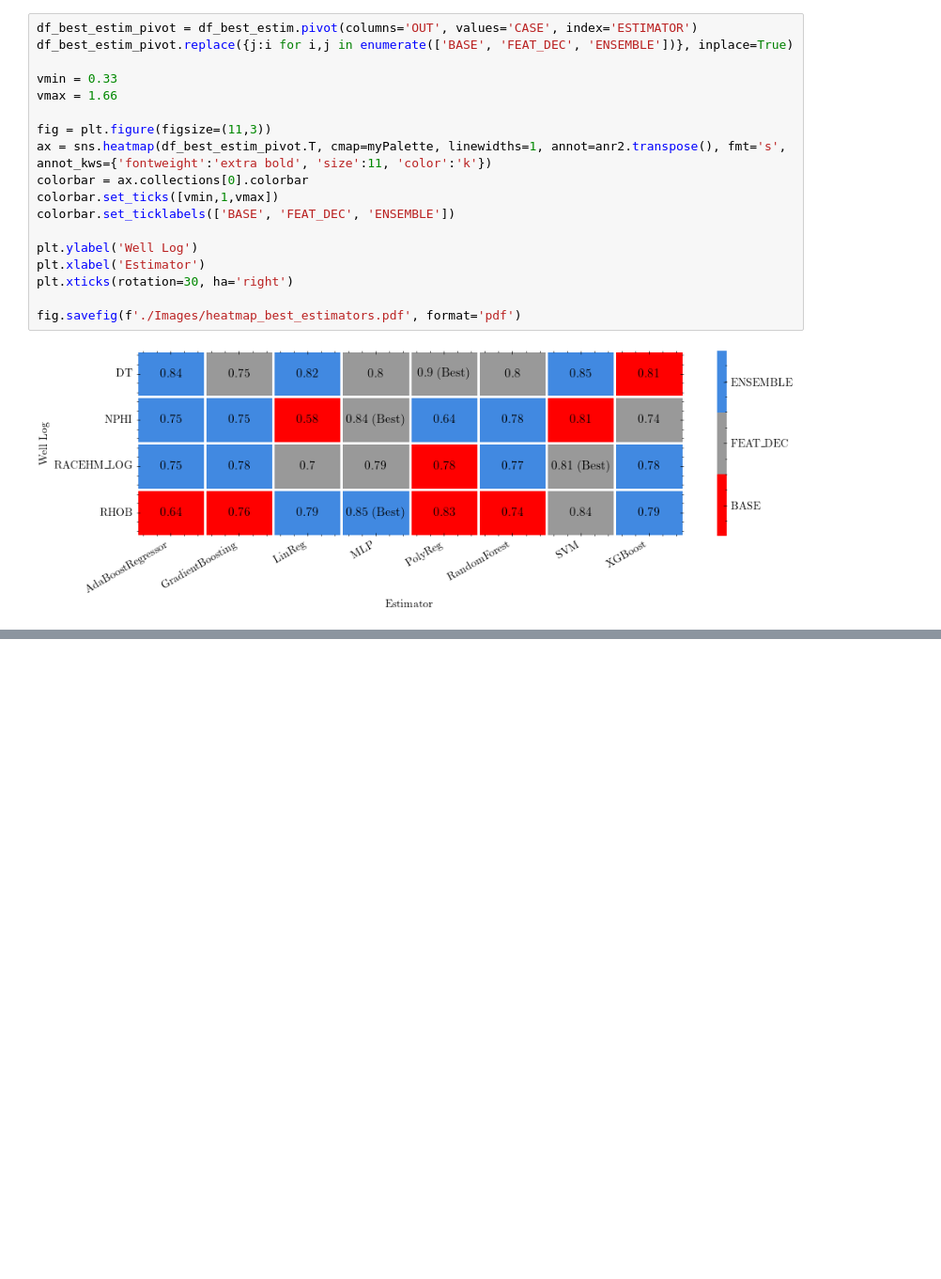
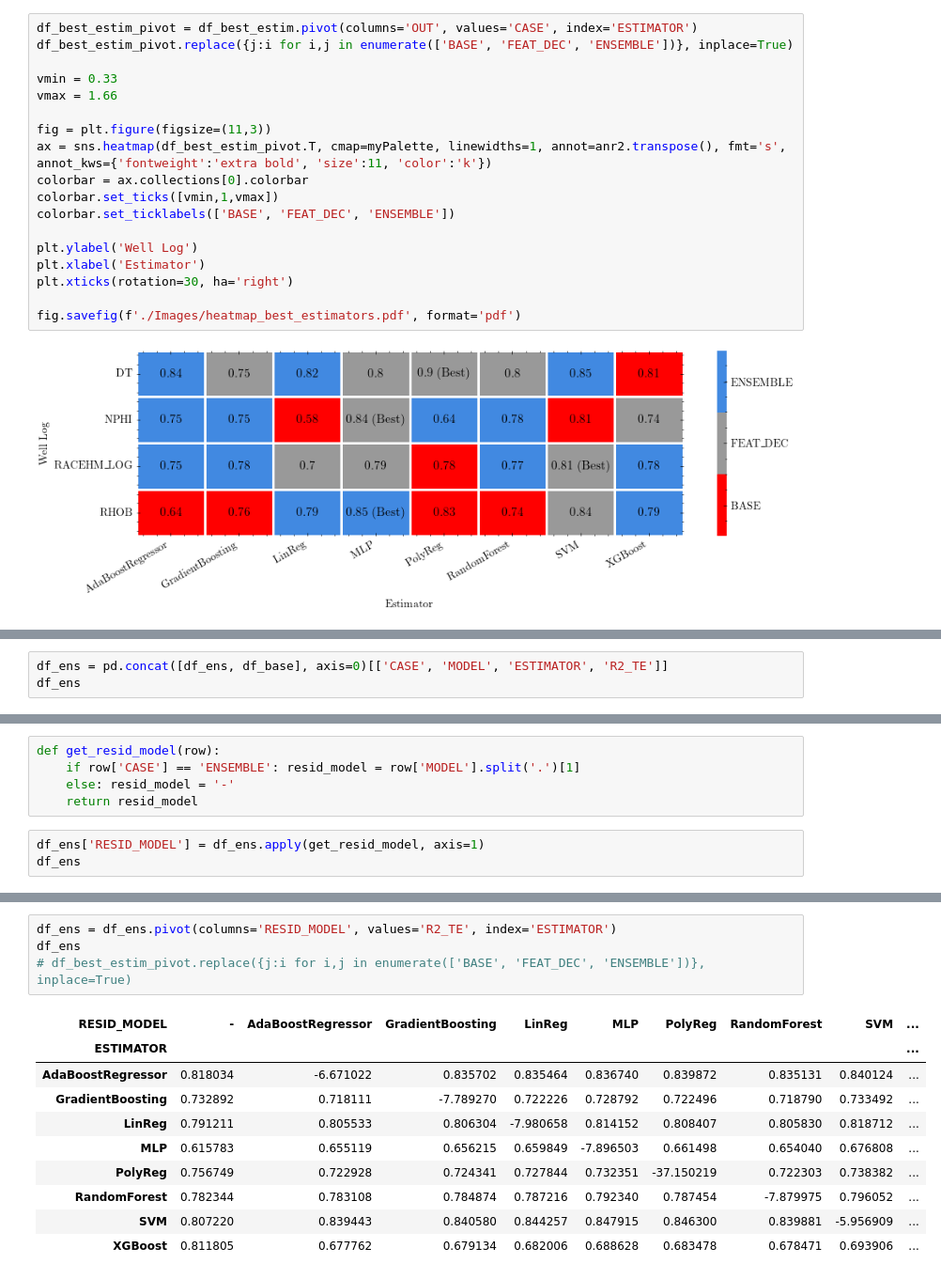
Before and after one commit to felipecostapereira/SYSID_well_logs, a Jupyter notebook: posproc_science_plots_short.ipynb, the cells around one changed output, grey strips where cells are left out. Shown: that part at 94% size. Drawn from its saved outputs; the diff is of its cells as text; blank space fills up the shorter version.

```diff
--- a/posproc_science_plots_short.ipynb
+++ b/posproc_science_plots_short.ipynb
@@ -753,0 +765,3 @@ fig.savefig(f'./Images/heatmap_best_estimators.pdf', format='pdf')
+# %%
+df_ens = pd.concat([df_ens, df_base], axis=0)[['CASE', 'MODEL', 'ESTIMATOR', 'R2_TE']]
+df_ens
@@ -753,0 +782,8 @@ fig.savefig(f'./Images/heatmap_best_estimators.pdf', format='pdf')
+# %%
+def get_resid_model(row):
+    if row['CASE'] == 'ENSEMBLE': resid_model = row['MODEL'].split('.')[1]
+    else: resid_model = '-'
+    return resid_model
+# %%
+df_ens['RESID_MODEL'] = df_ens.apply(get_resid_model, axis=1)
+df_ens
@@ -753,0 +820,15 @@ fig.savefig(f'./Images/heatmap_best_estimators.pdf', format='pdf')
+# %%
+df_ens = df_ens.pivot(columns='RESID_MODEL', values='R2_TE', index='ESTIMATOR')
+df_ens
+# df_best_estim_pivot.replace({j:i for i,j in enumerate(['BASE', 'FEAT_DEC', 'ENSEMBLE'])}, inplace=True)
+# %% [output]
+| RESID_MODEL | - | AdaBoostRegressor | GradientBoosting | LinReg | MLP | PolyReg | RandomForest | SVM | ... |
+| ESTIMATOR |  |  |  |  |  |  |  |  | ... |
+| AdaBoostRegressor | 0.818034 | -6.671022 | 0.835702 | 0.835464 | 0.836740 | 0.839872 | 0.835131 | 0.840124 | ... |
+| GradientBoosting | 0.732892 | 0.718111 | -7.789270 | 0.722226 | 0.728792 | 0.722496 | 0.718790 | 0.733492 | ... |
+| LinReg | 0.791211 | 0.805533 | 0.806304 | -7.980658 | 0.814152 | 0.808407 | 0.805830 | 0.818712 | ... |
+| MLP | 0.615783 | 0.655119 | 0.656215 | 0.659849 | -7.896503 | 0.661498 | 0.654040 | 0.676808 | ... |
+| PolyReg | 0.756749 | 0.722928 | 0.724341 | 0.727844 | 0.732351 | -37.150219 | 0.722303 | 0.738382 | ... |
+| RandomForest | 0.782344 | 0.783108 | 0.784874 | 0.787216 | 0.792340 | 0.787454 | -7.879975 | 0.796052 | ... |
+| SVM | 0.807220 | 0.839443 | 0.840580 | 0.844257 | 0.847915 | 0.846300 | 0.839881 | -5.956909 | ... |
+| XGBoost | 0.811805 | 0.677762 | 0.679134 | 0.682006 | 0.688628 | 0.683478 | 0.678471 | 0.693906 | ... |
```
Also changed, not shown: parts of 13 cells of this notebook, 1 other file.
